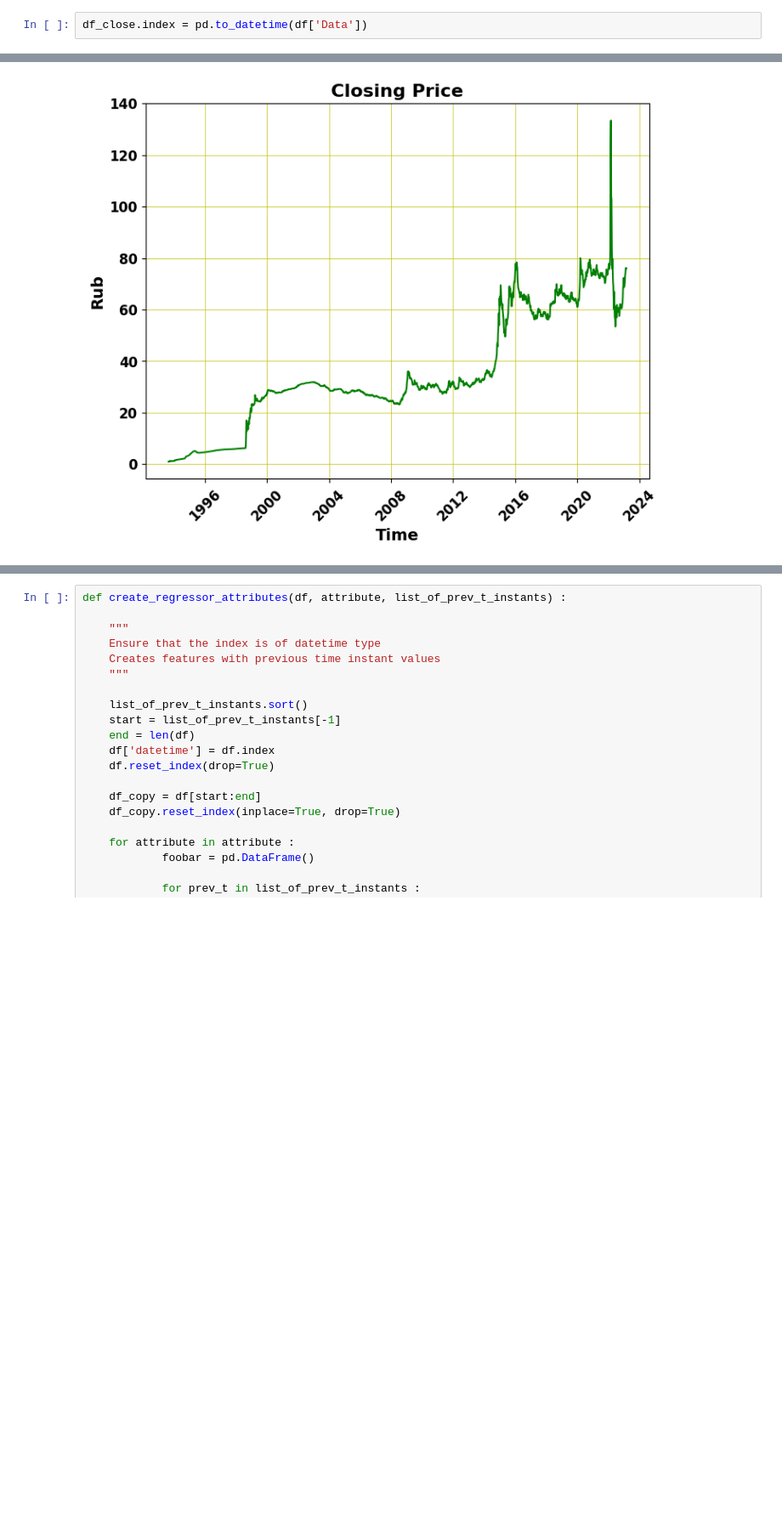
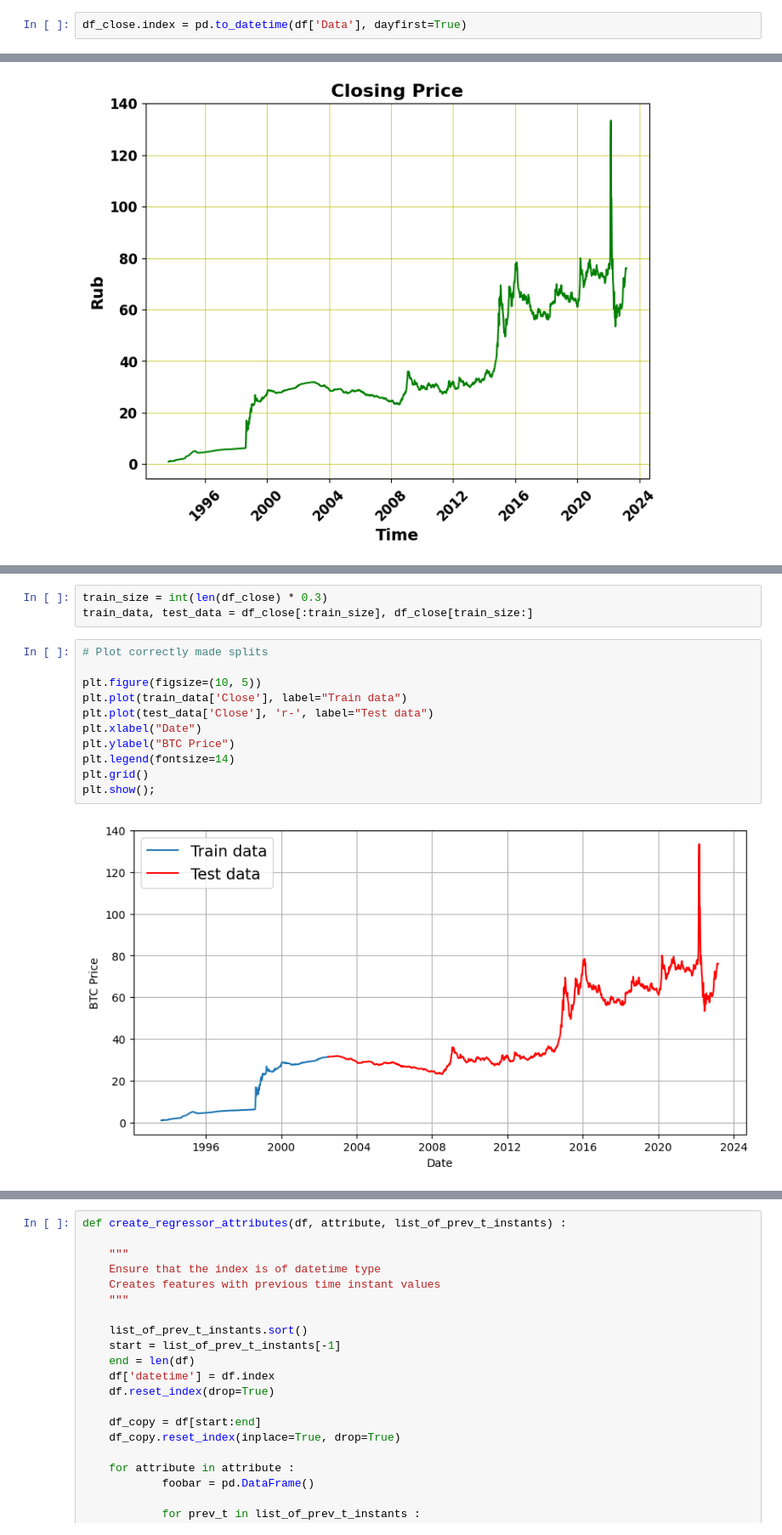
Before and after one commit to TAUforPython/machinelearning, a Jupyter notebook: NN_prediction_time_series.ipynb, the cells around one changed output, grey strips where cells are left out. Shown at 85% size. Cells and saved outputs as stored; diff of their text form; blank space fills up the shorter version.

```diff
--- a/NN_prediction_time_series.ipynb
+++ b/NN_prediction_time_series.ipynb
@@ -21,2 +33,2 @@ df_close = pd.DataFrame(df['Close'])
 # %%
-df_close.index = pd.to_datetime(df['Data'])
+df_close.index = pd.to_datetime(df['Data'], dayfirst=True)
@@ -48,0 +91,16 @@ plt.grid(color = 'y', linewidth = 0.5)
+# %%
+train_size = int(len(df_close) * 0.3)
+train_data, test_data = df_close[:train_size], df_close[train_size:]
+# %%
+# Plot correctly made splits
+
+plt.figure(figsize=(10, 5))
+plt.plot(train_data['Close'], label="Train data")
+plt.plot(test_data['Close'], 'r-', label="Test data")
+plt.xlabel("Date")
+plt.ylabel("BTC Price")
+plt.legend(fontsize=14)
+plt.grid()
+plt.show();
+# %% [output]
+[figure, added]
```
Also changed, not shown: parts of 15 cells of this notebook.
